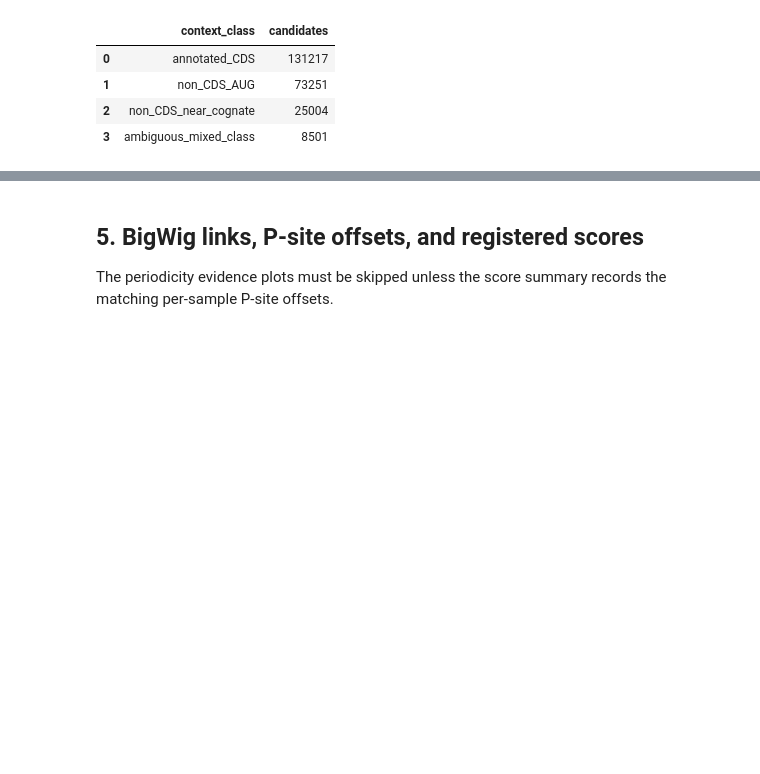
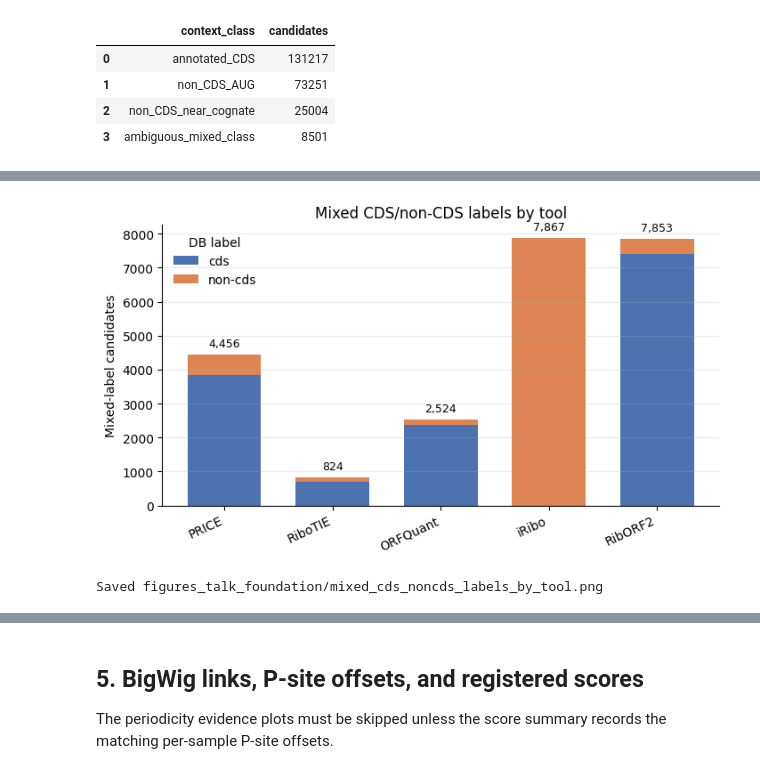
Before and after one commit to Ensembl/ensembl-genes-nf, a Jupyter notebook: pipelines/translon-consensus/scripts/transcode_talk_foundation.ipynb, the cells around one changed output, grey strips where cells are left out. Saved outputs shown, nothing was run; the diff lists cells and outputs as text; code cells hidden in the pictures; blank space fills up the shorter version.

Commit message:
transcode talk foundation

```diff
--- a/pipelines/translon-consensus/scripts/transcode_talk_foundation.ipynb
+++ b/pipelines/translon-consensus/scripts/transcode_talk_foundation.ipynb
@@ -438,0 +518,58 @@ context_df: shape=(237973, 6)
+# %%
+# Plot mixed CDS/non-CDS labels by tool
+plot_mixed_tool_class = mixed_tool_class.copy()
+
+# Drop tools with no mixed-label candidates, if any
+plot_mixed_tool_class = plot_mixed_tool_class.loc[
+    plot_mixed_tool_class.sum(axis=1).gt(0)
+]
+
+fig, ax = plt.subplots(figsize=(7.2, 4.2))
+
+bottom = np.zeros(len(plot_mixed_tool_class))
+x = np.arange(len(plot_mixed_tool_class))
+
+class_colors = {
+    "cds": "#4C72B0",
+    "non_cds": "#DD8452",
+}
+
+for cls in [c for c in ["cds", "non_cds"] if c in plot_mixed_tool_class.columns]:
+    vals = plot_mixed_tool_class[cls].to_numpy()
+    ax.bar(
+        x,
+        vals,
+        bottom=bottom,
+        label=cls.replace("_", "-"),
+        color=class_colors.get(cls, "0.5"),
+        width=0.68,
+    )
+    bottom += vals
+
+for xi, total in zip(x, bottom):
+    ax.text(
+        xi,
+        total + max(bottom) * 0.02,
+        f"{int(total):,}",
+        ha="center",
+        va="bottom",
+        fontsize=9,
+    )
+
+ax.set_xticks(x)
+ax.set_xticklabels(plot_mixed_tool_class.index, rotation=25, ha="right")
+ax.set_ylabel("Mixed-label candidates")
+ax.set_title("Mixed CDS/non-CDS labels by tool")
+ax.legend(frameon=False, title="DB label")
+ax.grid(axis="y", alpha=0.25)
+ax.spines[["top", "right"]].set_visible(False)
+
+fig.tight_layout()
+out = OUT_DIR / "mixed_cds_noncds_labels_by_tool.png"
+fig.savefig(out, dpi=180, bbox_inches="tight")
+plt.show()
+
+print(f"Saved {out}")
+# %% [output]
+[figure, added]
+Saved figures_talk_foundation/mixed_cds_noncds_labels_by_tool.png
```
Also changed, not shown: parts of 46 cells of this notebook.
